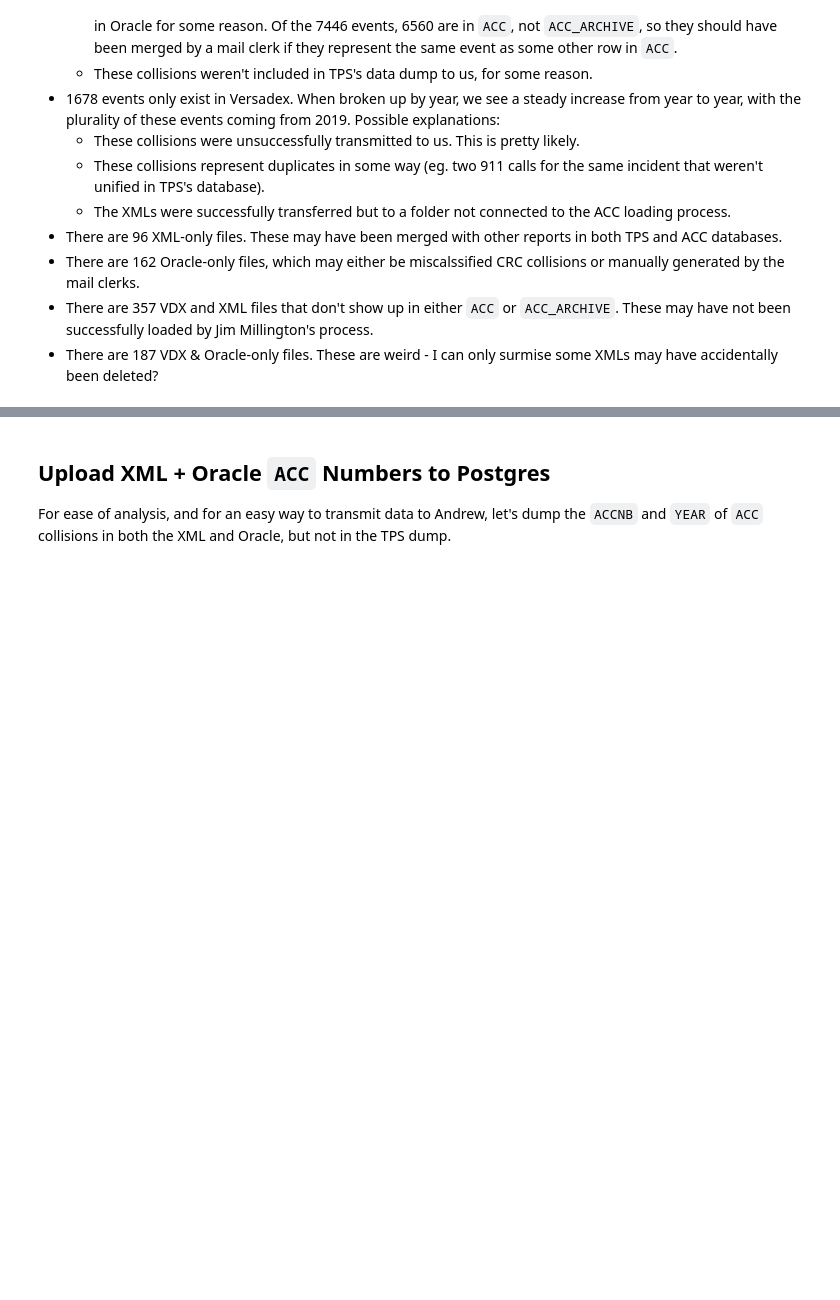
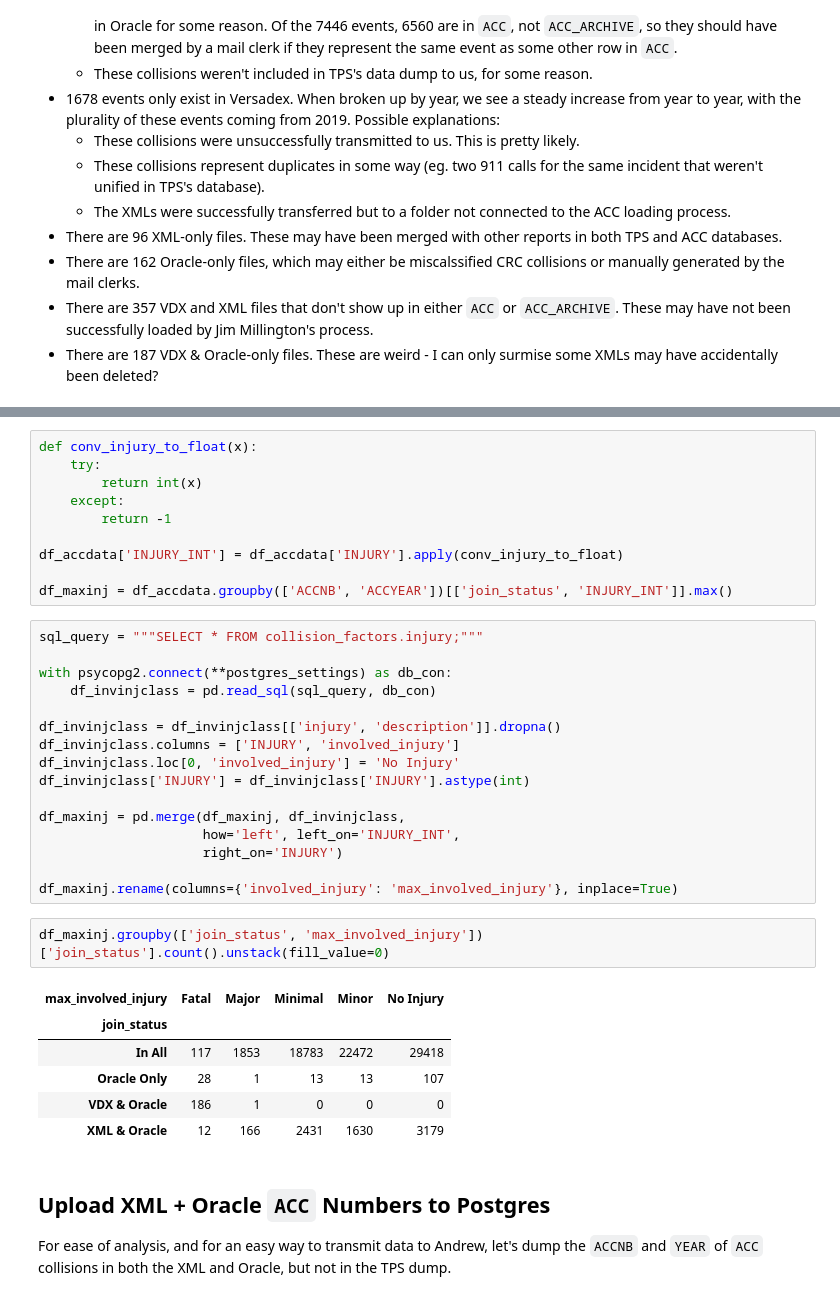
Before and after one commit to CityofToronto/bdit_data-sources, a Jupyter notebook: collisions/notebooks/20210517_mva_tps_check.ipynb, the cells around one changed output, grey strips where cells are left out. Cells and saved outputs as stored; diff of their text form; blank space fills up the shorter version.

```diff
--- a/collisions/notebooks/20210517_mva_tps_check.ipynb
+++ b/collisions/notebooks/20210517_mva_tps_check.ipynb
@@ -616,3 +686,38 @@ These numbers are +/- 2 due to duplicates generated during table merges.
+# %%
+def conv_injury_to_float(x):
+    try:
+        return int(x)
+    except:
+        return -1
+
+df_accdata['INJURY_INT'] = df_accdata['INJURY'].apply(conv_injury_to_float)
+
+df_maxinj = df_accdata.groupby(['ACCNB', 'ACCYEAR'])[['join_status', 'INJURY_INT']].max()
+# %%
+sql_query = """SELECT * FROM collision_factors.injury;"""
+
+with psycopg2.connect(**postgres_settings) as db_con:
+    df_invinjclass = pd.read_sql(sql_query, db_con)
+
+df_invinjclass = df_invinjclass[['injury', 'description']].dropna()
+df_invinjclass.columns = ['INJURY', 'involved_injury']
+df_invinjclass.loc[0, 'involved_injury'] = 'No Injury'
+df_invinjclass['INJURY'] = df_invinjclass['INJURY'].astype(int)
+
+df_maxinj = pd.merge(df_maxinj, df_invinjclass,
+                     how='left', left_on='INJURY_INT',
+                     right_on='INJURY')
+
+df_maxinj.rename(columns={'involved_injury': 'max_involved_injury'}, inplace=True)
+# %%
+df_maxinj.groupby(['join_status', 'max_involved_injury'])['join_status'].count().unstack(fill_value=0)
+# %% [output]
+| max_involved_injury | Fatal | Major | Minimal | Minor | No Injury |
+| join_status |  |  |  |  |  |
+| In All | 117 | 1853 | 18783 | 22472 | 29418 |
+| Oracle Only | 28 | 1 | 13 | 13 | 107 |
+| VDX & Oracle | 186 | 1 | 0 | 0 | 0 |
+| XML & Oracle | 12 | 166 | 2431 | 1630 | 3179 |
 # %% [markdown]
 ## Upload XML + Oracle `ACC` Numbers to Postgres
 
```
Also changed, not shown: parts of 17 cells of this notebook.
